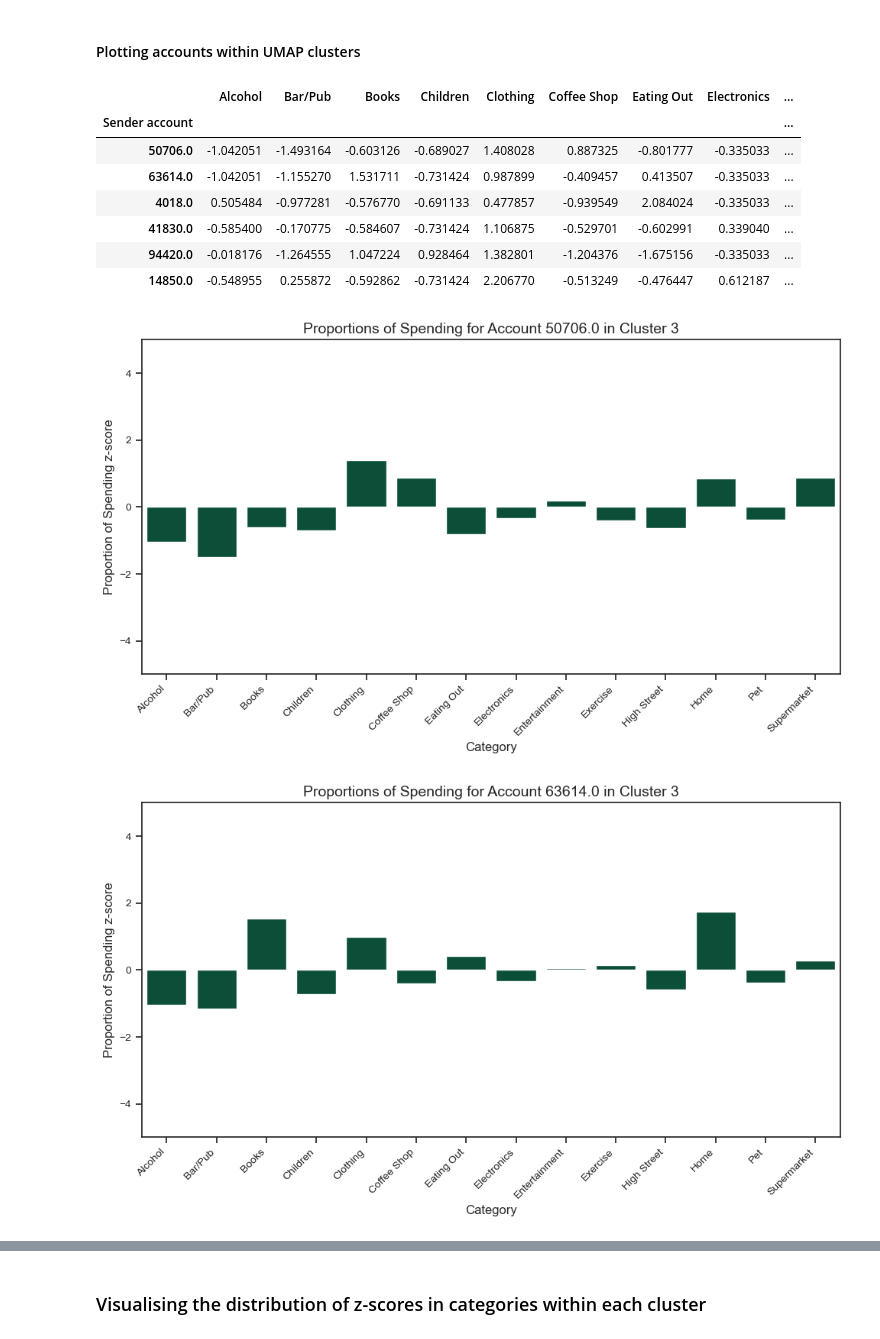
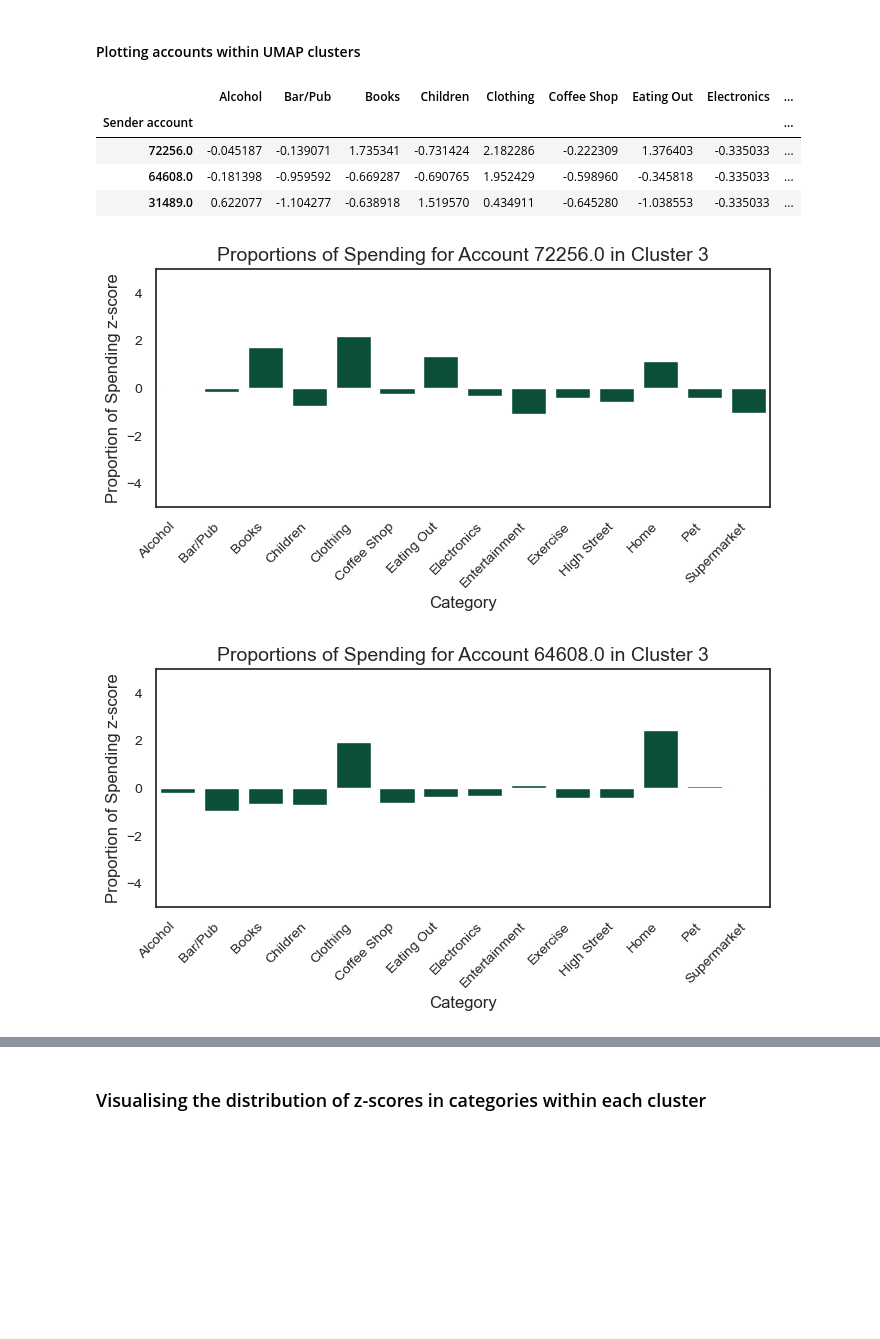
Before and after one commit to UoB-DSMP-2023-24/dsmp-2024-group34, a Jupyter notebook: Categorical Clustering/Dataset_1_Clustering_spending_Z-score_normalisation.ipynb, the cells around one changed output, grey strips where cells are left out. Drawn from its saved outputs; the diff is of its cells as text; code cells hidden in the pictures; blank space fills up the shorter version.

```diff
--- a/Categorical Clustering/Dataset_1_Clustering_spending_Z-score_normalisation.ipynb
+++ b/Categorical Clustering/Dataset_1_Clustering_spending_Z-score_normalisation.ipynb
@@ -274,31 +212,28 @@ spending_data.to_csv('Transactional_data_categorical_labels.csv')
 cluster_of_interest = 3
 
 accounts_in_cluster = spending_data[spending_data['cluster_label'] == cluster_of_interest]
-sample_accounts = accounts_in_cluster.sample(n=6)
+sample_accounts = accounts_in_cluster.sample(n=3)
 
 sample_accounts.set_index('Sender account', inplace=True)
 sample_accounts
 # %% [output]
 |  | Alcohol | Bar/Pub | Books | Children | Clothing | Coffee Shop | Eating Out | Electronics | ... |
 | Sender account |  |  |  |  |  |  |  |  | ... |
-| 50706.0 | -1.042051 | -1.493164 | -0.603126 | -0.689027 | 1.408028 | 0.887325 | -0.801777 | -0.335033 | ... |
-| 63614.0 | -1.042051 | -1.155270 | 1.531711 | -0.731424 | 0.987899 | -0.409457 | 0.413507 | -0.335033 | ... |
-| 4018.0 | 0.505484 | -0.977281 | -0.576770 | -0.691133 | 0.477857 | -0.939549 | 2.084024 | -0.335033 | ... |
-| 41830.0 | -0.585400 | -0.170775 | -0.584607 | -0.731424 | 1.106875 | -0.529701 | -0.602991 | 0.339040 | ... |
-| 94420.0 | -0.018176 | -1.264555 | 1.047224 | 0.928464 | 1.382801 | -1.204376 | -1.675156 | -0.335033 | ... |
-| 14850.0 | -0.548955 | 0.255872 | -0.592862 | -0.731424 | 2.206770 | -0.513249 | -0.476447 | 0.612187 | ... |
+| 72256.0 | -0.045187 | -0.139071 | 1.735341 | -0.731424 | 2.182286 | -0.222309 | 1.376403 | -0.335033 | ... |
+| 64608.0 | -0.181398 | -0.959592 | -0.669287 | -0.690765 | 1.952429 | -0.598960 | -0.345818 | -0.335033 | ... |
+| 31489.0 | 0.622077 | -1.104277 | -0.638918 | 1.519570 | 0.434911 | -0.645280 | -1.038553 | -0.335033 | ... |
 # %%
 for account_name, account_data in sample_accounts.iterrows():
-    plt.figure(figsize=(10, 6))
+    plt.figure(figsize=(7, 4))
     ax = sns.barplot(x=account_data.index[:-1], y=account_data.values[:-1], color='#005a3c')
     plt.title(f'Proportions of Spending for Account {account_name} in Cluster {cluster_of_interest}', fontsize=14)
     plt.xlabel('Category', fontsize=12)
     plt.ylabel('Proportion of Spending z-score', fontsize=12)
     plt.xticks(rotation=45, ha='right', fontsize=10)
     plt.yticks(fontsize=10)
     plt.ylim(-5, 5)
     plt.tight_layout()
     plt.show()
 # %% [output]
-[figure, old version]
+[figure, new version]
-[figure, old version]
+[figure, new version]
```
Also changed, not shown: parts of 40 cells of this notebook, 1 other file.
